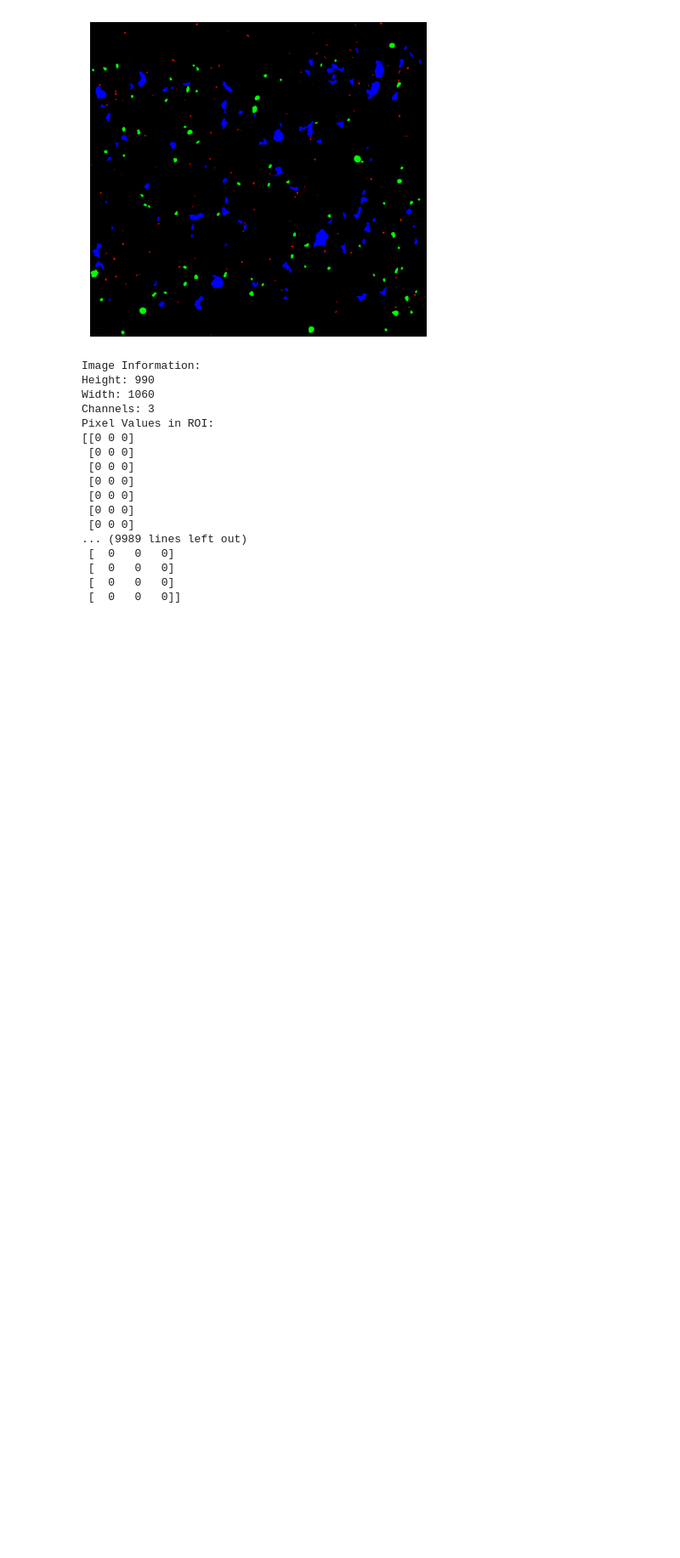
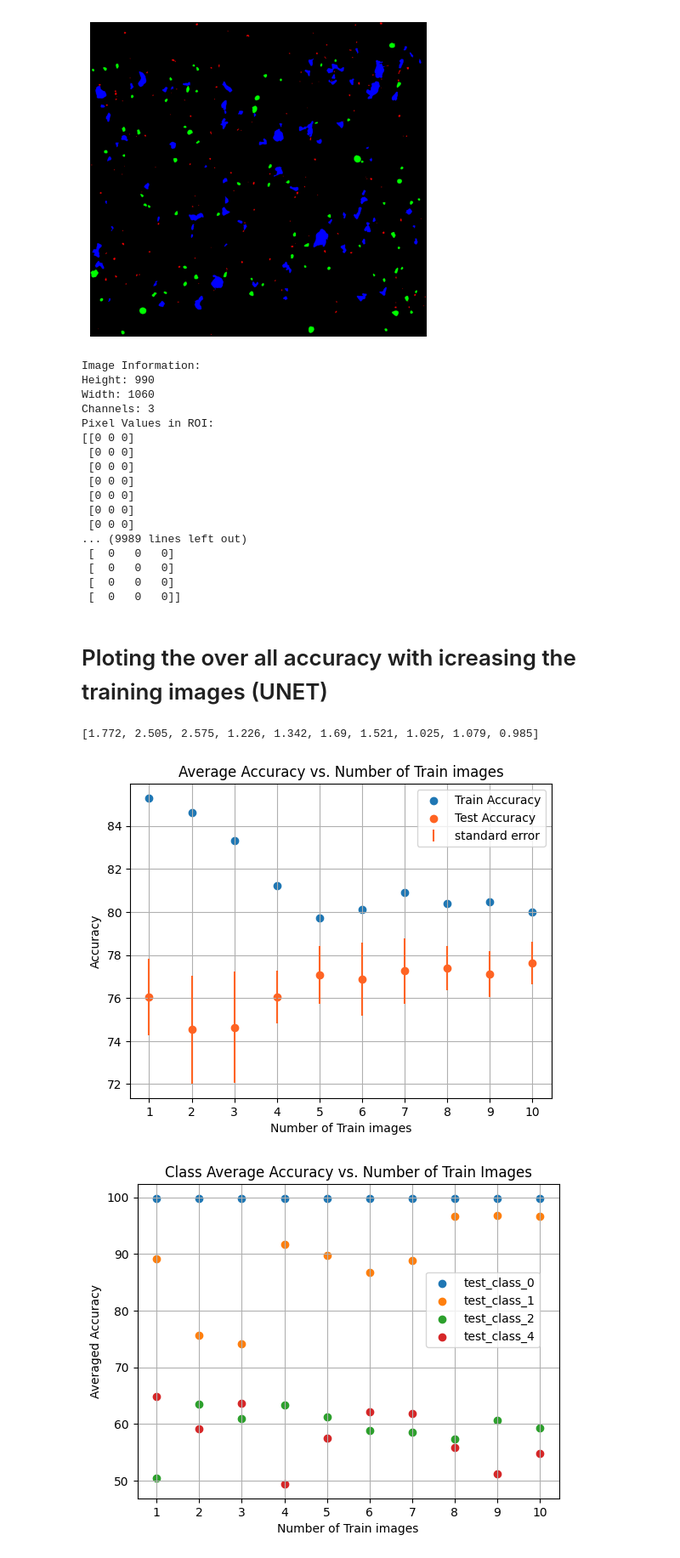
Before and after one commit to saharmahdie/PORTAL_code, a Jupyter notebook: use_Unet_and_class_weighting_more_data_CNN_pixel_segmentation_final.ipynb, the cells around one changed output. Shown at 85% size. Saved outputs shown, nothing was run; the diff lists cells and outputs as text; code cells hidden in the pictures; blank space fills up the shorter version.

```diff
--- a/use_Unet_and_class_weighting_more_data_CNN_pixel_segmentation_final.ipynb
+++ b/use_Unet_and_class_weighting_more_data_CNN_pixel_segmentation_final.ipynb
@@ -624,3 +626,75 @@ Pixel Values in ROI:
  [  0   0   0]
  [  0   0   0]
  [  0   0   0]]
+# %% [markdown]
+# Ploting the over all accuracy with icreasing the training images (UNET)
+# %%
+import matplotlib.pyplot as plt
+train_images = [1,2,3,4,5, 6, 7 , 8, 9, 10]
+
+
+train_accuracy_list_5images = [ 43.05,55.5425 , , , , , , , , ]
+test_accuracy_list_1image =[31.9475 ,44.5625 , , , , , , , , ]
+
+IoU_test_accuracy_list_1image =[ , , , , , , , , , ]
+IoU_test_accuracy_list_1image_new = []
+for i in IoU_test_accuracy_list_1image:
+  IoU_test_accuracy_list_1image_new.append(round(i/(np.sqrt(10)),3))
+print(IoU_test_accuracy_list_1image_new)
+
+IoU_test_accuracy = [0.01 , , , , , , , , , ]
+
+
+f1 = plt.figure(1)
+plt.scatter(train_images, train_accuracy_list_5images, label='Train Accuracy', marker='o')
+plt.scatter(train_images, test_accuracy_list_1image, label='Test Accuracy', marker='o', color='#FF6322')
+plt.errorbar(train_images, test_accuracy_list_1image,standard_error_test_accuracy, label='standard error', linestyle='None', color='#FF6322')
+plt.xlabel('Number of Train images')
+plt.xticks( train_images)  ##plt.xticks(x, labels)
+
+plt.ylabel('Accuracy')
+plt.title('Average Accuracy vs. Number of Train images')
+plt.legend(loc='upper right')
+plt.grid(True)
+
+###########################
+
+train_class_0 = [24.12 , 91.40, , , , , , , , ]
+train_class_1 = [7.14 , 4.35 , , , , , , , , ]
+train_class_2 = [48.82 , 47.29, , , , , , , , ]
+train_class_3 = [ 92.12,79.13 , , , , , , , , ]
+
+
+test_class_0 = [25.37 ,94.56 , , , , , , , , ]
+test_class_1 = [ 2.78, , , , , , , , , ]
+test_class_2 = [ , , , , , , , , , ]
+test_class_3 = [ , , , , , , , , , ]
+
+
+IoU_test_class_0 = [ , , , , , , , , , ]
+IoU_test_class_1 = [ , , , , , , , , , ]
+IoU_test_class_2 = [3.64, , , , , , , , , ]
+IoU_test_class_3 = [96.00, , , , , , , , , ]
+
+
+f3 = plt.figure(2)
+
+
+plt.scatter(train_images, test_class_0, label='test_class_0', marker='o')
+plt.scatter(train_images, test_class_1, label='test_class_1', marker='o')
+plt.scatter(train_images, test_class_2, label='test_class_2', marker='o')
+plt.scatter(train_images, test_class_3, label='test_class_4', marker='o')
+
+
+plt.xlabel('Number of Train images')
+plt.xticks( train_images)  ## plt.xticks(x, labels)
+
+plt.ylabel('Averaged Accuracy')
+plt.title('Class Average Accuracy vs. Number of Train Images')
+plt.legend(loc='center left', bbox_to_anchor=(0.67, 0.6))
+plt.grid(True)
+plt.show()
+# %% [output]
+[1.772, 2.505, 2.575, 1.226, 1.342, 1.69, 1.521, 1.025, 1.079, 0.985]
+[figure, added]
+[figure, added]
```
Also changed, not shown: parts of 9 cells of this notebook.
